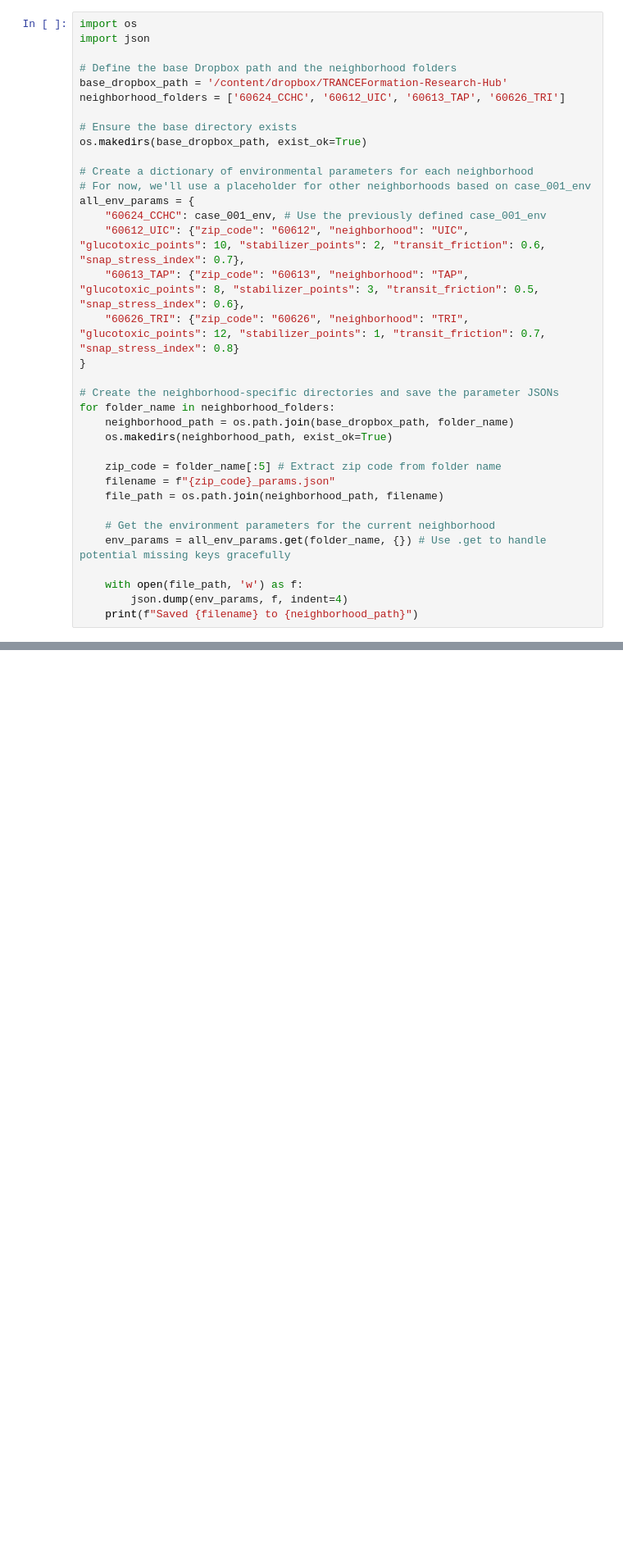
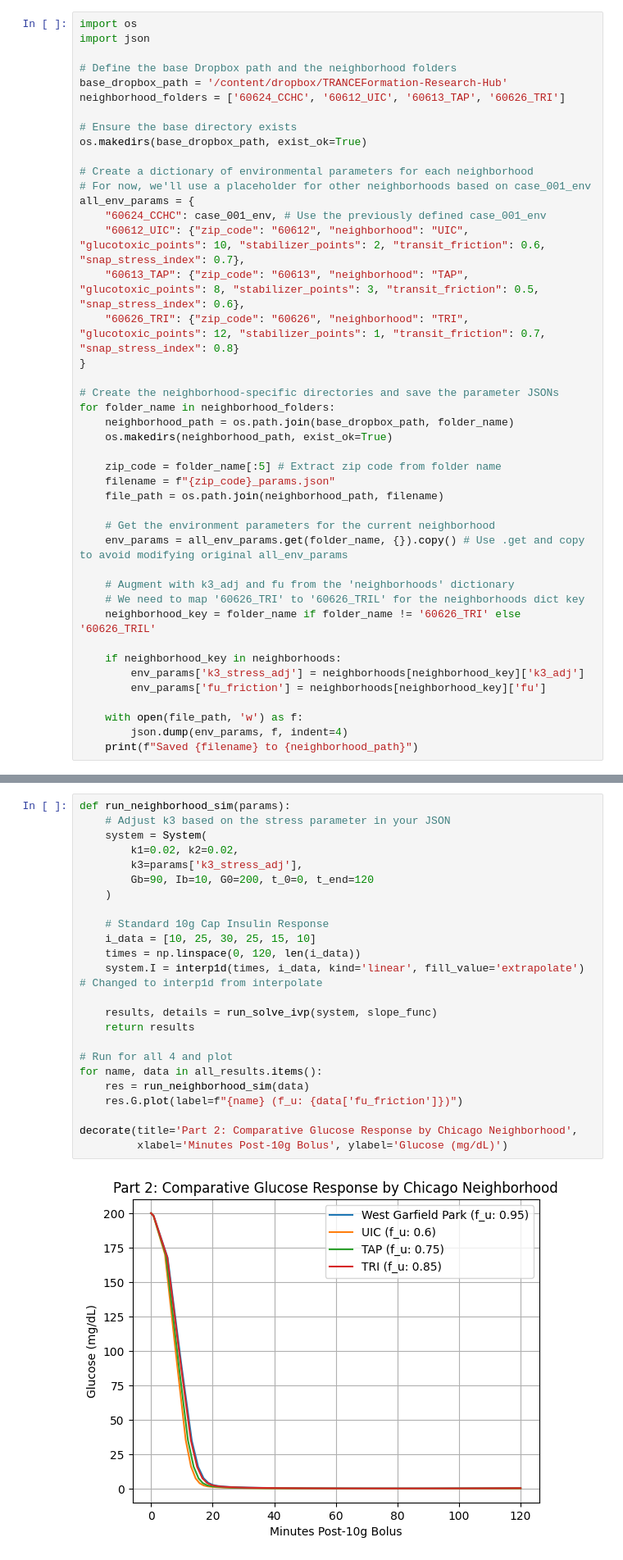
Before and after one commit to erichilarysmithsr/Colab-TWIMAH-Model, a Jupyter notebook: TWIMAHModel.ipynb, the cells around one changed output, grey strips where cells are left out. Shown at 82% size. Cells and saved outputs as stored; diff of their text form; blank space fills up the shorter version.

```diff
--- a/TWIMAHModel.ipynb
+++ b/TWIMAHModel.ipynb
@@ -229,7 +229,15 @@ for folder_name in neighborhood_folders:
     file_path = os.path.join(neighborhood_path, filename)
 
     # Get the environment parameters for the current neighborhood
-    env_params = all_env_params.get(folder_name, {}) # Use .get to handle potential missing keys gracefully
+    env_params = all_env_params.get(folder_name, {}).copy() # Use .get and copy to avoid modifying original all_env_params
+
+    # Augment with k3_adj and fu from the 'neighborhoods' dictionary
+    # We need to map '60626_TRI' to '60626_TRIL' for the neighborhoods dict key
+    neighborhood_key = folder_name if folder_name != '60626_TRI' else '60626_TRIL'
+
+    if neighborhood_key in neighborhoods:
+        env_params['k3_stress_adj'] = neighborhoods[neighborhood_key]['k3_adj']
+        env_params['fu_friction'] = neighborhoods[neighborhood_key]['fu']
 
     with open(file_path, 'w') as f:
         json.dump(env_params, f, indent=4)
@@ -239,3 +247,29 @@ Saved 60624_params.json to /content/dropbox/TRANCEFormation-Research-Hub/60624_C
 Saved 60612_params.json to /content/dropbox/TRANCEFormation-Research-Hub/60612_UIC
 Saved 60613_params.json to /content/dropbox/TRANCEFormation-Research-Hub/60613_TAP
 Saved 60626_params.json to /content/dropbox/TRANCEFormation-Research-Hub/60626_TRI
+# %%
+def run_neighborhood_sim(params):
+    # Adjust k3 based on the stress parameter in your JSON
+    system = System(
+        k1=0.02, k2=0.02,
+        k3=params['k3_stress_adj'],
+        Gb=90, Ib=10, G0=200, t_0=0, t_end=120
+    )
+
+    # Standard 10g Cap Insulin Response
+    i_data = [10, 25, 30, 25, 15, 10]
+    times = np.linspace(0, 120, len(i_data))
+    system.I = interp1d(times, i_data, kind='linear', fill_value='extrapolate') # Changed to interp1d from interpolate
+
+    results, details = run_solve_ivp(system, slope_func)
+    return results
+
+# Run for all 4 and plot
+for name, data in all_results.items():
+    res = run_neighborhood_sim(data)
+    res.G.plot(label=f"{name} (f_u: {data['fu_friction']})")
+
+decorate(title='Part 2: Comparative Glucose Response by Chicago Neighborhood',
+         xlabel='Minutes Post-10g Bolus', ylabel='Glucose (mg/dL)')
+# %% [output]
+[figure, added]
```
Also changed, not shown: parts of 3 cells of this notebook.
